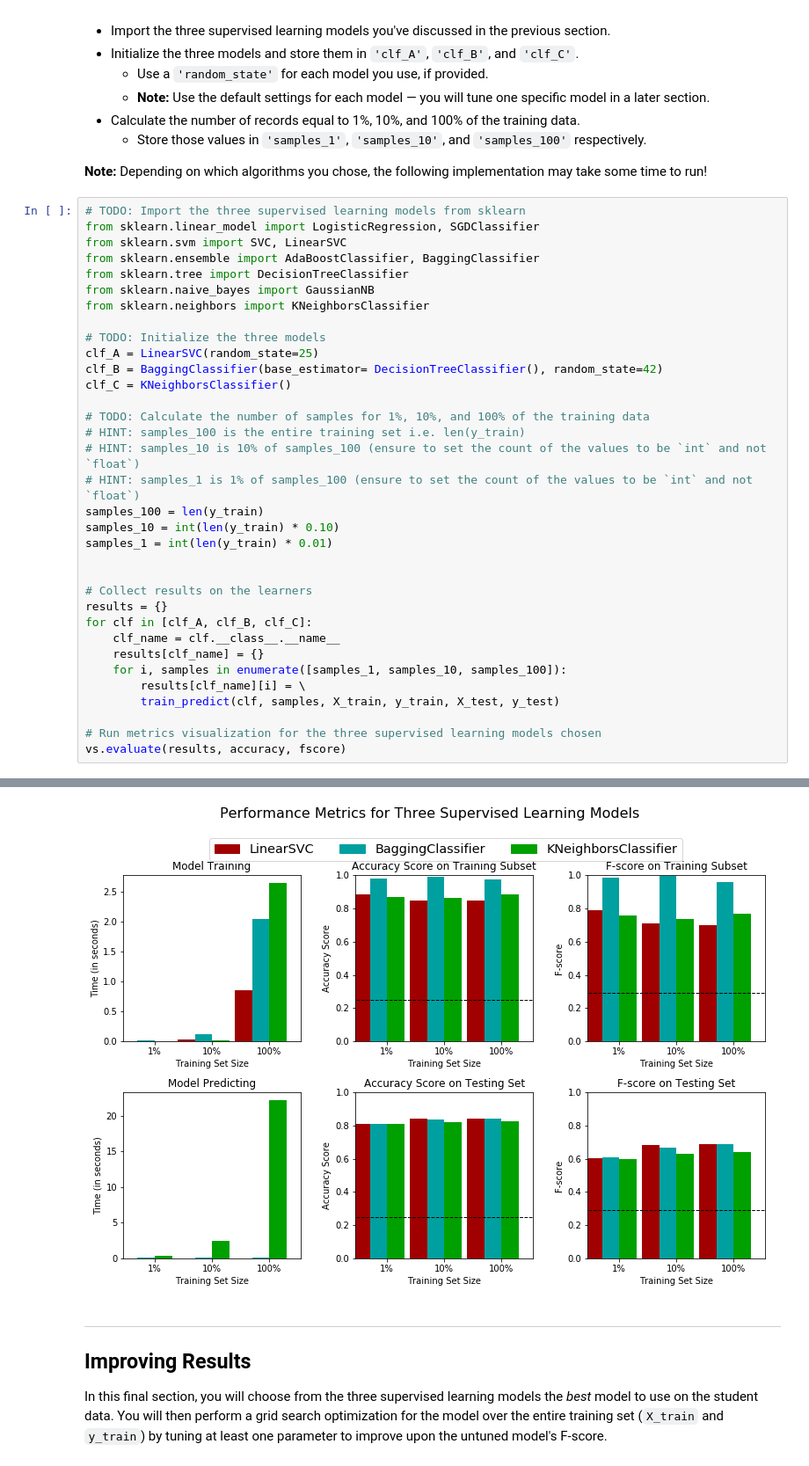
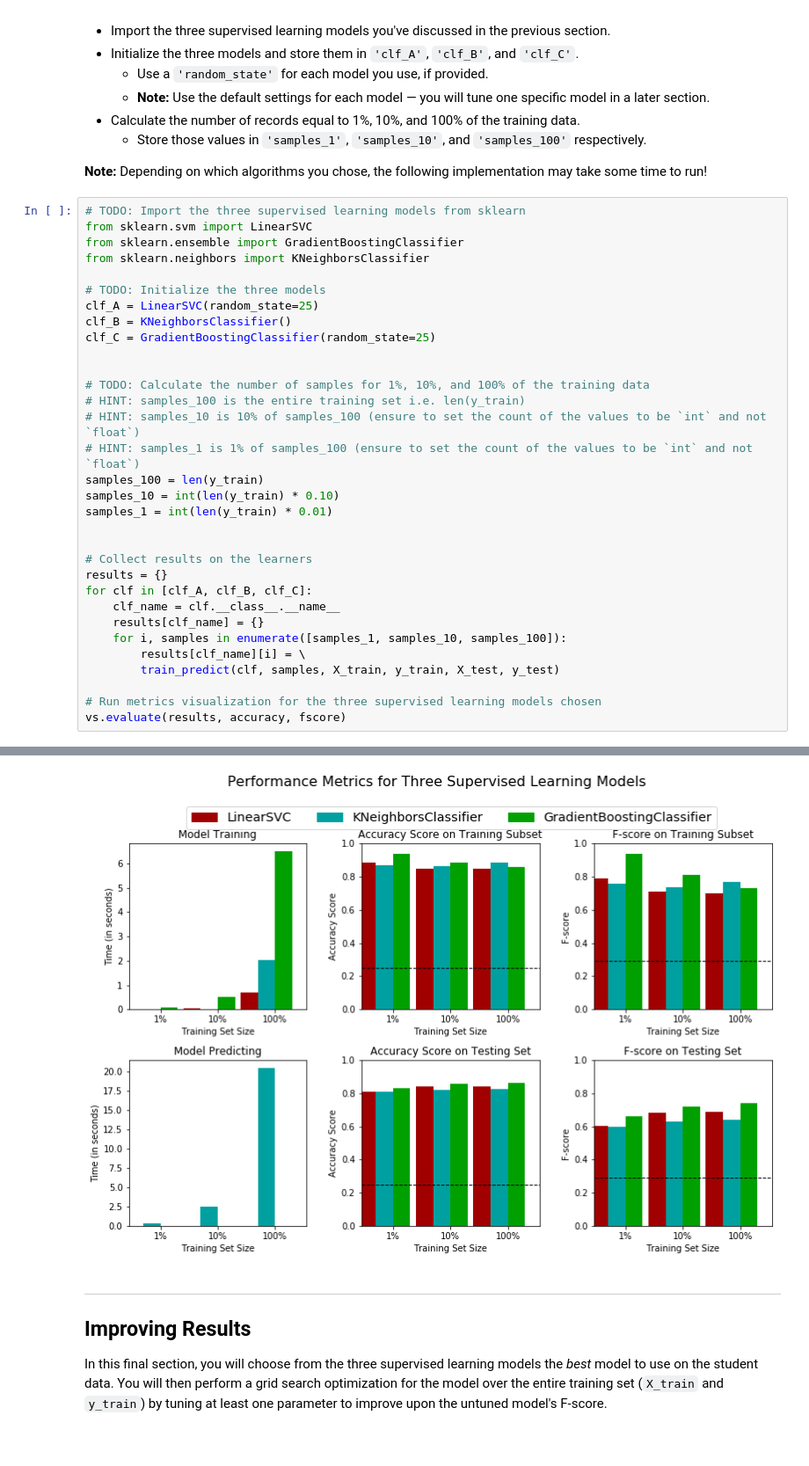
Before and after one commit to mathias-ekstroem/machine-learning, a Jupyter notebook: projects/finding_donors/finding_donors.ipynb, the cells around one changed output, grey strips where cells are left out. Shown at 88% size. Saved outputs shown, nothing was run; the diff lists cells and outputs as text; blank space fills up the shorter version.

```diff
--- a/projects/finding_donors/finding_donors.ipynb
+++ b/projects/finding_donors/finding_donors.ipynb
@@ -373,17 +391,15 @@ In the code cell, you will need to implement the following:
 **Note:** Depending on which algorithms you chose, the following implementation may take some time to run!
 # %%
 # TODO: Import the three supervised learning models from sklearn
-from sklearn.linear_model import LogisticRegression, SGDClassifier
-from sklearn.svm import SVC, LinearSVC
-from sklearn.ensemble import AdaBoostClassifier, BaggingClassifier
-from sklearn.tree import DecisionTreeClassifier
-from sklearn.naive_bayes import GaussianNB
+from sklearn.svm import LinearSVC
+from sklearn.ensemble import GradientBoostingClassifier
 from sklearn.neighbors import KNeighborsClassifier
 
 # TODO: Initialize the three models
 clf_A = LinearSVC(random_state=25)
-clf_B = BaggingClassifier(base_estimator= DecisionTreeClassifier(), random_state=42)
-clf_C = KNeighborsClassifier()
+clf_B = KNeighborsClassifier()
+clf_C = GradientBoostingClassifier(random_state=25)
+
 
 # TODO: Calculate the number of samples for 1%, 10%, and 100% of the training data
 # HINT: samples_100 is the entire training set i.e. len(y_train)
@@ -418,4 +434,4 @@ KNeighborsClassifier trained on 36177 samples.
-[figure, old version]
+[figure, new version]
 # %% [markdown]
 ----
 ## Improving Results
```
Also changed, not shown: parts of 15 cells of this notebook.
